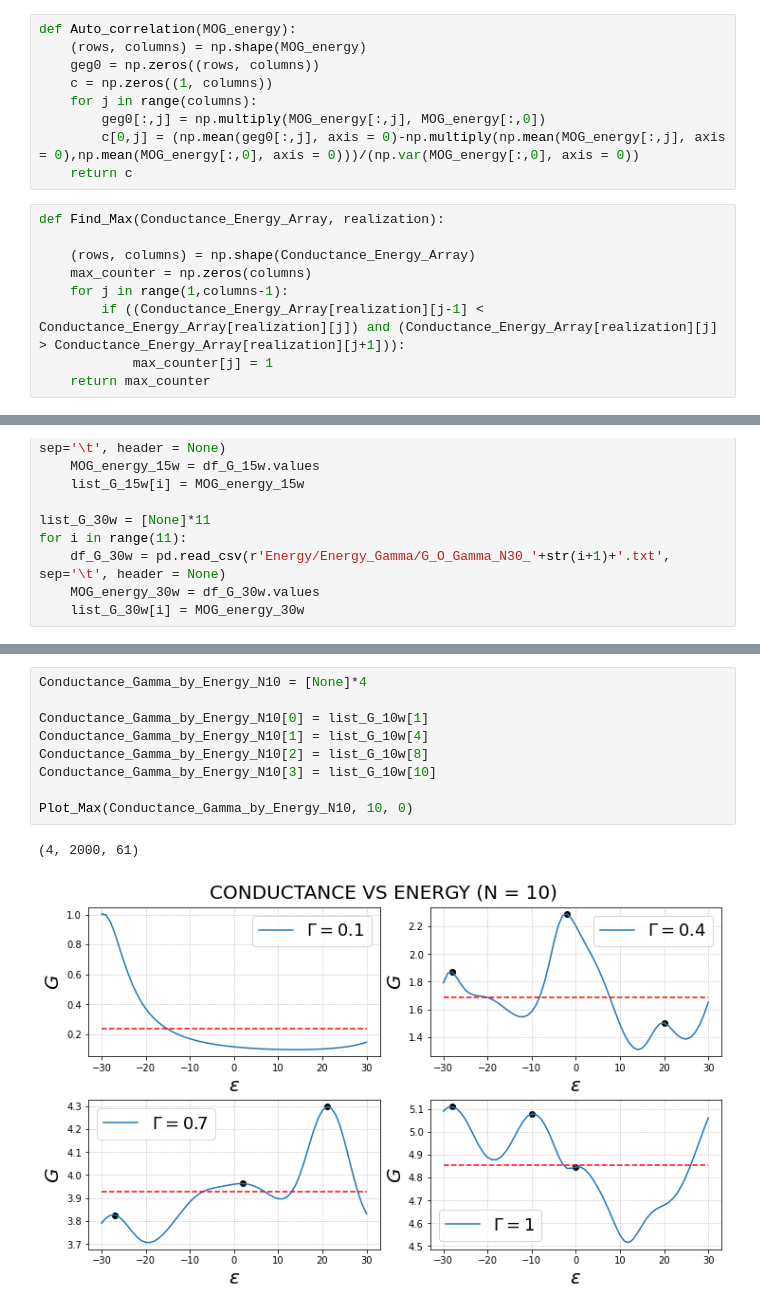
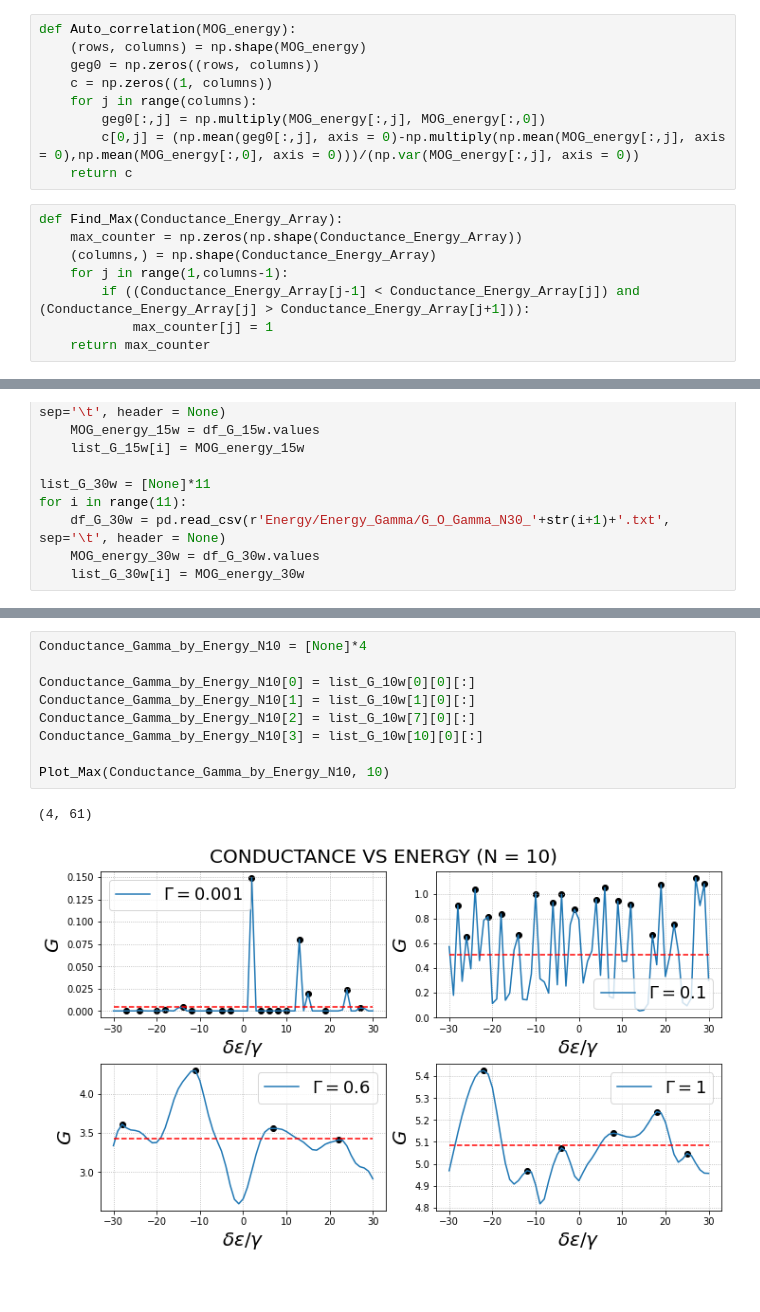
Before and after one commit to Rafffaelb/Schrodinger_Billiard, a Jupyter notebook: WignerDyson/Data_Analysis/Conductance_Energy.ipynb, the cells around one changed output, grey strips where cells are left out. Drawn from its saved outputs; the diff is of its cells as text.

```diff
--- a/WignerDyson/Data_Analysis/Conductance_Energy.ipynb
+++ b/WignerDyson/Data_Analysis/Conductance_Energy.ipynb
@@ -40,15 +26,14 @@ def Auto_correlation(MOG_energy):
     c = np.zeros((1, columns))
     for j in range(columns):
         geg0[:,j] = np.multiply(MOG_energy[:,j], MOG_energy[:,0])
-        c[0,j] = (np.mean(geg0[:,j], axis = 0)-np.multiply(np.mean(MOG_energy[:,j], axis = 0),np.mean(MOG_energy[:,0], axis = 0)))/(np.var(MOG_energy[:,0], axis = 0))
+        c[0,j] = (np.mean(geg0[:,j], axis = 0)-np.multiply(np.mean(MOG_energy[:,j], axis = 0),np.mean(MOG_energy[:,0], axis = 0)))/(np.var(MOG_energy[:,j], axis = 0))
     return c
 # %%
-def Find_Max(Conductance_Energy_Array, realization):
-
-    (rows, columns) = np.shape(Conductance_Energy_Array)
-    max_counter = np.zeros(columns)
+def Find_Max(Conductance_Energy_Array):
+    max_counter = np.zeros(np.shape(Conductance_Energy_Array))
+    (columns,) = np.shape(Conductance_Energy_Array)
     for j in range(1,columns-1):
-        if ((Conductance_Energy_Array[realization][j-1] < Conductance_Energy_Array[realization][j]) and (Conductance_Energy_Array[realization][j] > Conductance_Energy_Array[realization][j+1])):
+        if ((Conductance_Energy_Array[j-1] < Conductance_Energy_Array[j]) and (Conductance_Energy_Array[j] > Conductance_Energy_Array[j+1])):
             max_counter[j] = 1
     return max_counter
 # %%
@@ -273,15 +283,15 @@ Plot_Max(Conductance_Gamma_by_Energy_N5, 5, 0)
 # %%
 Conductance_Gamma_by_Energy_N10 = [None]*4
 
-Conductance_Gamma_by_Energy_N10[0] = list_G_10w[1]
-Conductance_Gamma_by_Energy_N10[1] = list_G_10w[4]
-Conductance_Gamma_by_Energy_N10[2] = list_G_10w[8]
-Conductance_Gamma_by_Energy_N10[3] = list_G_10w[10]
+Conductance_Gamma_by_Energy_N10[0] = list_G_10w[0][0][:]
+Conductance_Gamma_by_Energy_N10[1] = list_G_10w[1][0][:]
+Conductance_Gamma_by_Energy_N10[2] = list_G_10w[7][0][:]
+Conductance_Gamma_by_Energy_N10[3] = list_G_10w[10][0][:]
 
-Plot_Max(Conductance_Gamma_by_Energy_N10, 10, 0)
+Plot_Max(Conductance_Gamma_by_Energy_N10, 10)
 # %% [output]
-(4, 2000, 61)
+(4, 61)
-[figure, old version]
+[figure, new version]
 # %%
 Conductance_Gamma_by_Energy_N15 = [None]*4
 
```
Also changed, not shown: parts of 32 cells of this notebook, 1 other file.
